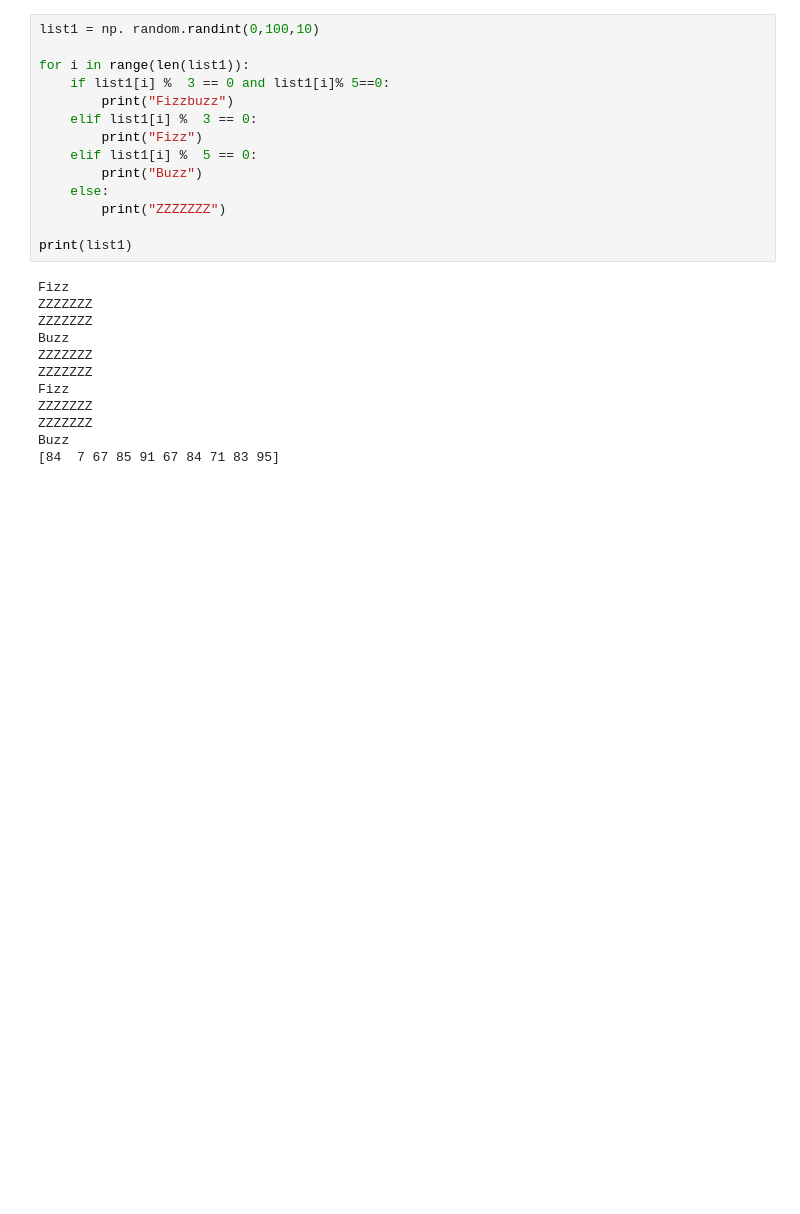
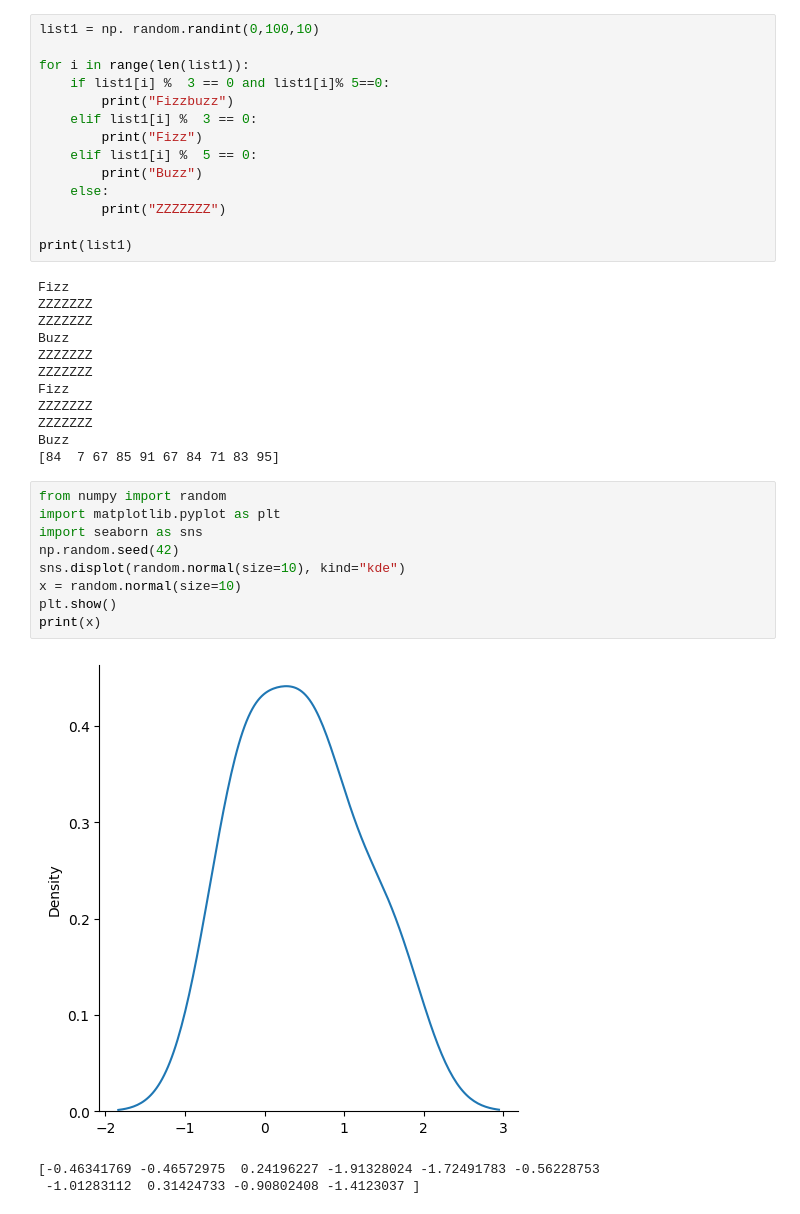
Before and after one commit to Pirate-Nirav/MachineLearning, a Jupyter notebook: introduction-to-numpy.ipynb, the cells around one changed output. Cells and saved outputs as stored; diff of their text form; blank space fills up the shorter version.

```diff
--- a/introduction-to-numpy.ipynb
+++ b/introduction-to-numpy.ipynb
@@ -713,3 +696,16 @@ ZZZZZZZ
 ZZZZZZZ
 Buzz
 [84  7 67 85 91 67 84 71 83 95]
+# %%
+from numpy import random
+import matplotlib.pyplot as plt
+import seaborn as sns
+np.random.seed(42)
+sns.displot(random.normal(size=10), kind="kde")
+x = random.normal(size=10)
+plt.show()
+print(x)
+# %% [output]
+[figure, added]
+[-0.46341769 -0.46572975  0.24196227 -1.91328024 -1.72491783 -0.56228753
+ -1.01283112  0.31424733 -0.90802408 -1.4123037 ]
```
Also changed, not shown: parts of 51 cells of this notebook, 8 other files.
